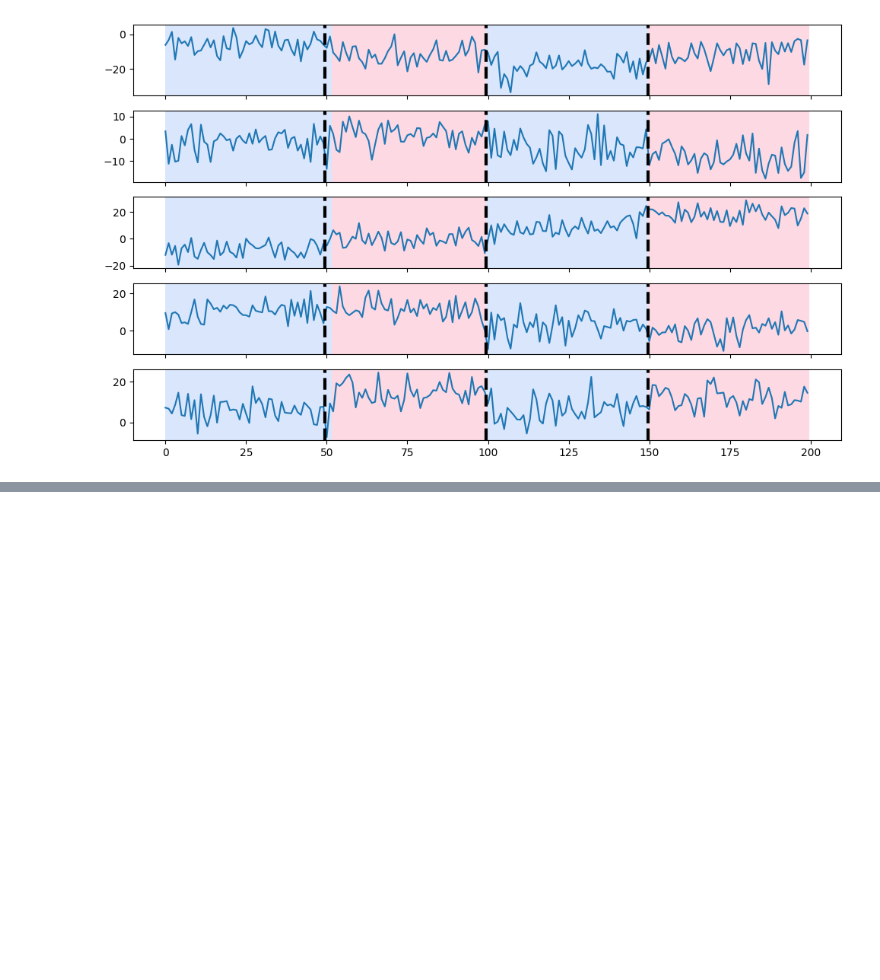
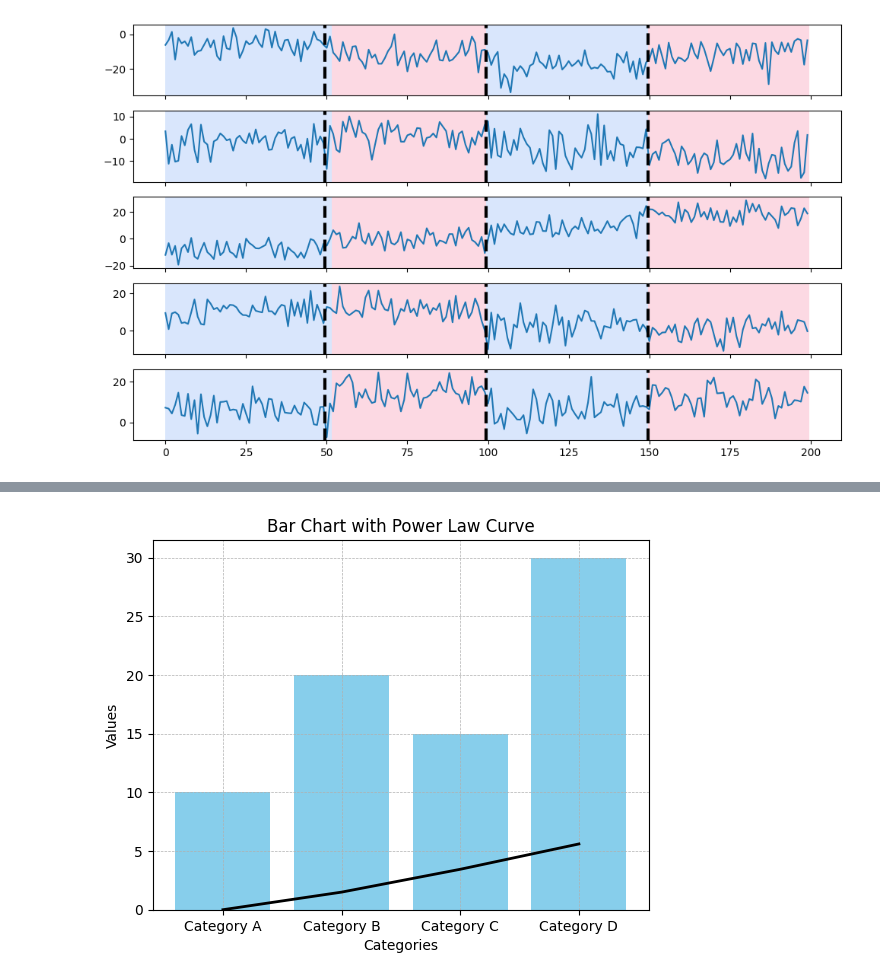
Before and after one commit to wang-ailing/data_analysis, a Jupyter notebook: test.ipynb, the cells around one changed output, grey strips where cells are left out. Saved outputs shown, nothing was run; the diff lists cells and outputs as text; code cells hidden in the pictures; blank space fills up the shorter version.

```diff
--- a/test.ipynb
+++ b/test.ipynb
@@ -353,0 +377,39 @@ plt.show()
+# %%
+import matplotlib.pyplot as plt
+import numpy as np
+
+# 示例数据
+categories = ['Category A', 'Category B', 'Category C', 'Category D']
+values = [10, 20, 15, 30]
+
+# 定义幂律函数的参数
+a = 1.5
+b = 1.2
+
+# 生成X轴数据，这里使用类别的索引作为X轴的值
+x = np.arange(len(categories))
+
+# 计算Y轴数据，即幂律函数的值
+y = a * x**b
+
+# 创建一个新的图表
+plt.figure()
+
+# 绘制条形图
+plt.bar(categories, values, color='skyblue')
+
+# 绘制幂律函数的曲线
+plt.plot(x, y, 'black', linewidth=2)
+
+# 添加标题和标签
+plt.title('Bar Chart with Power Law Curve')
+plt.xlabel('Categories')
+plt.ylabel('Values')
+
+# 可以添加网格线以便更好地观察曲线与条形的关系
+plt.grid(True, which='both', linestyle='--', linewidth=0.5)
+
+# 显示图表
+plt.show()
+# %% [output]
+[figure, added]
```
Also changed, not shown: parts of 2 cells of this notebook, 7 other files.
